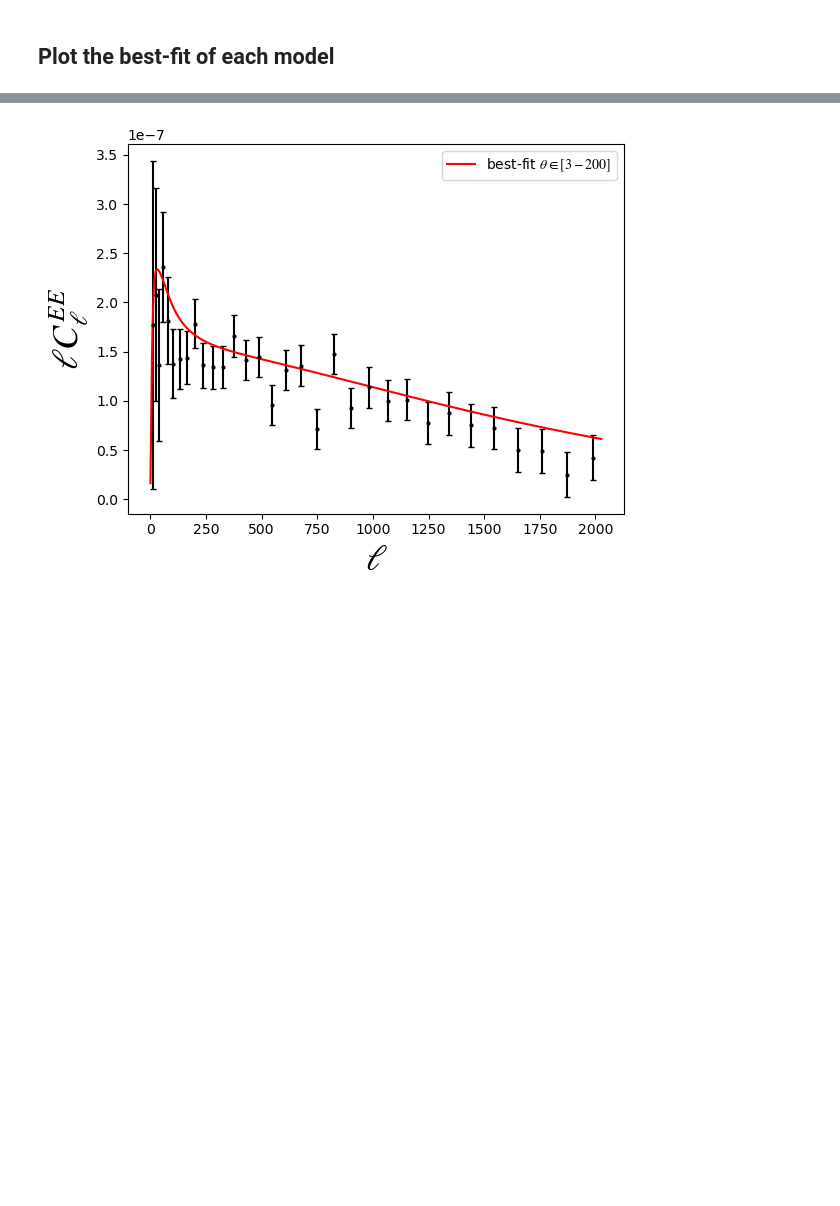
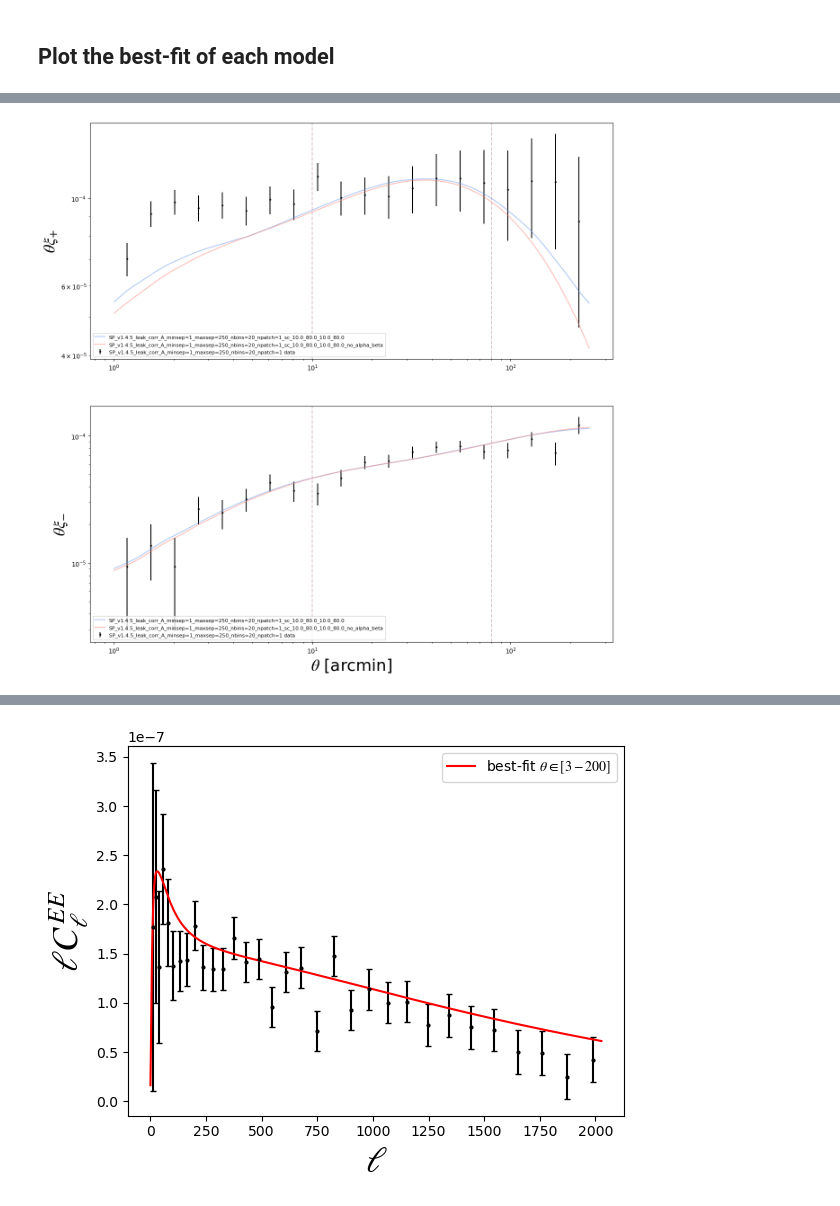
Before and after one commit to CosmoStat/sp_validation, a Jupyter notebook: cosmo_inference/get_chi2.ipynb, the cells around one changed output, grey strips where cells are left out. Saved outputs shown, nothing was run; the diff lists cells and outputs as text; code cells hidden in the pictures; blank space fills up the shorter version.

```diff
--- a/cosmo_inference/get_chi2.ipynb
+++ b/cosmo_inference/get_chi2.ipynb
@@ -309,7 +298,7 @@ for root in roots:
     tau_2_model = np.loadtxt(output_folder + 'best_fit/{}/tau_2_plus/bin_1_1.txt'.format(root))
 
     #Read the data
-    data = fits.open(f'data/{catalog_version}/cosmosis_SP_v1.4.5.fits')
+    data = fits.open(f'data/{catalog_version}/cosmosis_{catalog_version}.fits')
 
     theta_data = data['XI_PLUS'].data['ANG']
     xi_plus_data = data['XI_PLUS'].data['VALUE']
@@ -354,7 +343,7 @@ for root in roots:
     tau_chi2 = np.dot((tau_model - tau_data), np.dot(np.linalg.inv(cov_tau), (tau_model - tau_data)))
     n_dof_xi = np.sum(mask)
     n_dof_tau = len(tau_0_data) + len(tau_2_data)
-    p_value_xi = 1 - stats.chi2.cdf(xi_plus_chi2, n_dof)
+    p_value_xi = 1 - stats.chi2.cdf(xi_plus_chi2, n_dof_xi)
     p_value_tau = 1 - stats.chi2.cdf(tau_chi2, n_dof_tau)
     chi2_tot = xi_plus_chi2 + tau_chi2
     n_dof_tot = n_dof_xi + n_dof_tau
@@ -728,3 +712,37 @@ def plot_best_fit_ratio(root_to_plot, colours, savefile):
         plt.savefig(savefile, bbox_inches='tight')
 
     plt.show()
+# %%
+root_to_plot = [
+    "SP_v1.4.5_A",
+    #"SP_v1.4.5_A_no_IA",
+    #"SP_v1.4.5_A_no_dz",
+    #"SP_v1.4.5_A_no_m_bias",
+    "SP_v1.4.5_A_sc_3_150",
+    "SP_v1.4.5_A_sc_3_60",
+    "SP_v1.4.5_A_sc_10_150",
+    "SP_v1.4.5_A_sc_10_60",
+    "SP_v1.4.5_A_sc_5_150",
+    "SP_v1.4.5_A_sc_7_150",
+    #"SP_v1.4.5_A_no_leakage"
+]
+
+""" root_to_plot = [
+    f"SP_v1.4.5_leak_corr_A_minsep=1_maxsep=250_nbins=20_npatch=1_sc_{int(i)}.0_80.0_10.0_80.0" for i in [3, 5, 7, 10, 11]
+] """
+
+root_to_plot = [
+    "SP_v1.4.5_leak_corr_A_minsep=1_maxsep=250_nbins=20_npatch=1_sc_10.0_80.0_10.0_80.0",
+    "SP_v1.4.5_leak_corr_A_minsep=1_maxsep=250_nbins=20_npatch=1_sc_10.0_80.0_10.0_80.0_no_alpha_beta"
+]
+
+
+colours = [
+    'cornflowerblue', 'salmon', 'darkorange', 'forestgreen', 'turquoise', 'darkviolet', 'crimson', 'gold', 'lightcoral', 'mediumseagreen', 'lightsteelblue', 'black', 'silver', 'peru', 'maroon', 'olive'
+]
+
+savefile = 'best_fit_w_wo_leakage.png'
+
+plot_best_fit(root_to_plot, colours, savefile, multiply_theta=True, plot_xi_sys=False)
+# %% [output]
+[figure, added]
```
Also changed, not shown: parts of 17 cells of this notebook, 3 other files.
